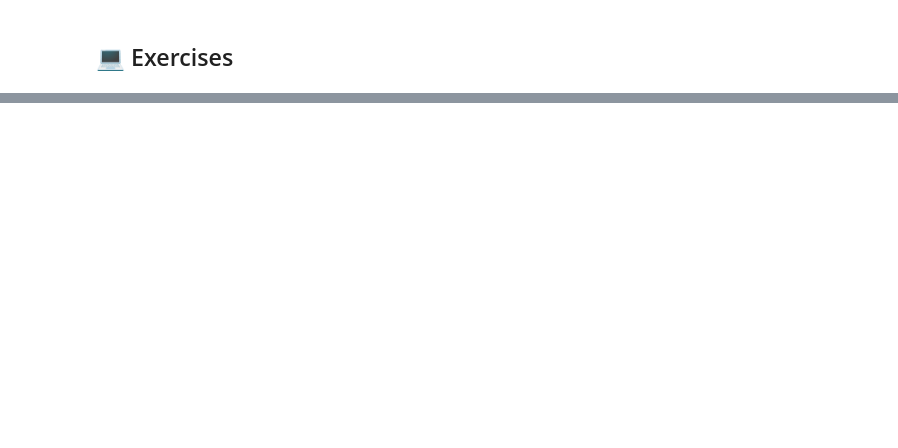
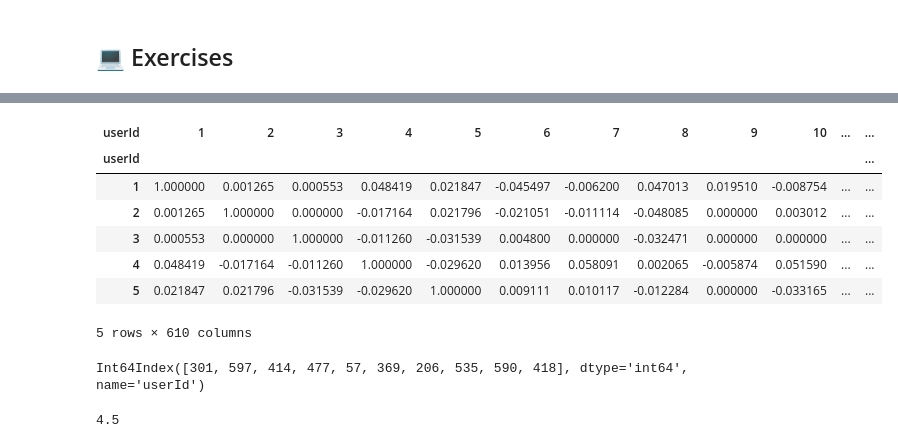
Before and after one commit to edneide/recommendation_engines, a Jupyter notebook: chapter_03_att.ipynb, the cells around one changed output, grey strips where cells are left out. Drawn from its saved outputs; the diff is of its cells as text; code cells hidden in the pictures; blank space fills up the shorter version.

```diff
--- a/chapter_03_att.ipynb
+++ b/chapter_03_att.ipynb
@@ -50,4 +50,4 @@ user_ratings.sample(15)
 # Deu erro: correção no link abaixo:
 # https://www.statology.org/valueerror-index-contains-duplicate-entries-cannot-reshape/#:~:text=How%20to%20Fix%3A%20ValueError%3A%20Index%20contains%20duplicate%20entries%2C%20cannot%20reshape,-One%20error%20you&text=This%20error%20usually%20occurs%20when,share%20the%20same%20index%20values.
 # %%
-user_ratings.pivot_table(index='userId', columns='title', values='rating', aggfunc='mean')
+user_ratings_pivot = user_ratings.pivot_table(index='userId', columns='title', values='rating', aggfunc='mean')
@@ -405,0 +433,9 @@ print(user_user_pred)
+# %%
+# Centralize scores =======================
+# Get the average rating for each user
+avg_user_score_ratings = user_ratings_pivot.mean(axis=1)
+# Center each users ratings around 0
+user_ratings_table_centered = user_ratings_pivot.sub(avg_user_score_ratings, axis=0)
+# Fill in the missing data with 0s
+user_ratings_table_normed = user_ratings_table_centered.fillna(0)
+user_ratings_table_normed.head()
@@ -405,0 +451,4 @@ print(user_user_pred)
+# %%
+# Creating the user_similiarities table
+similarities = cosine_similarity(user_ratings_table_normed)
+similarities
@@ -405,0 +469,14 @@ print(user_user_pred)
+# %%
+cosine_similarity_df = pd.DataFrame(similarities,
+                                    index=user_ratings_table_normed.index,
+                                    columns=user_ratings_table_normed.index)
+cosine_similarity_df.head()
+# %% [output]
+| userId | 1 | 2 | 3 | 4 | 5 | 6 | 7 | 8 | 9 | 10 | ... | ... |
+| userId |  |  |  |  |  |  |  |  |  |  |  | ... |
+| 1 | 1.000000 | 0.001265 | 0.000553 | 0.048419 | 0.021847 | -0.045497 | -0.006200 | 0.047013 | 0.019510 | -0.008754 | ... | ... |
+| 2 | 0.001265 | 1.000000 | 0.000000 | -0.017164 | 0.021796 | -0.021051 | -0.011114 | -0.048085 | 0.000000 | 0.003012 | ... | ... |
+| 3 | 0.000553 | 0.000000 | 1.000000 | -0.011260 | -0.031539 | 0.004800 | 0.000000 | -0.032471 | 0.000000 | 0.000000 | ... | ... |
+| 4 | 0.048419 | -0.017164 | -0.011260 | 1.000000 | -0.029620 | 0.013956 | 0.058091 | 0.002065 | -0.005874 | 0.051590 | ... | ... |
+| 5 | 0.021847 | 0.021796 | -0.031539 | -0.029620 | 1.000000 | 0.009111 | 0.010117 | -0.012284 | 0.000000 | -0.033165 | ... | ... |
+5 rows × 610 columns
@@ -405,0 +489,6 @@ print(user_user_pred)
+# %%
+# Find the top 10 most similar users
+nearest_neighbors = ordered_similarities[1:11].index
+nearest_neighbors
+# %% [output]
+Int64Index([301, 597, 414, 477, 57, 369, 206, 535, 590, 418], dtype='int64', name='userId')
@@ -405,0 +498,5 @@ print(user_user_pred)
+# %%
+# Calculate the mean rating given by the users nearest neighbors
+print(neighbor_ratings['(500) Days of Summer (2009)'].mean())
+# %% [output]
+4.5
```
Also changed, not shown: parts of 28 cells of this notebook.
